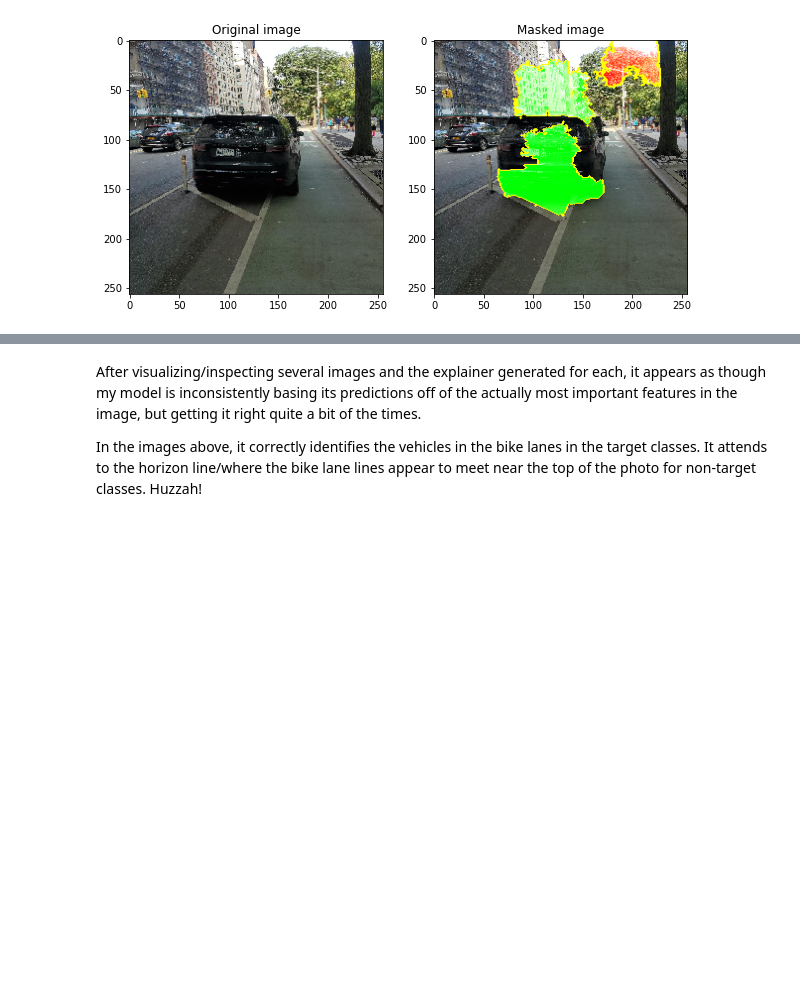
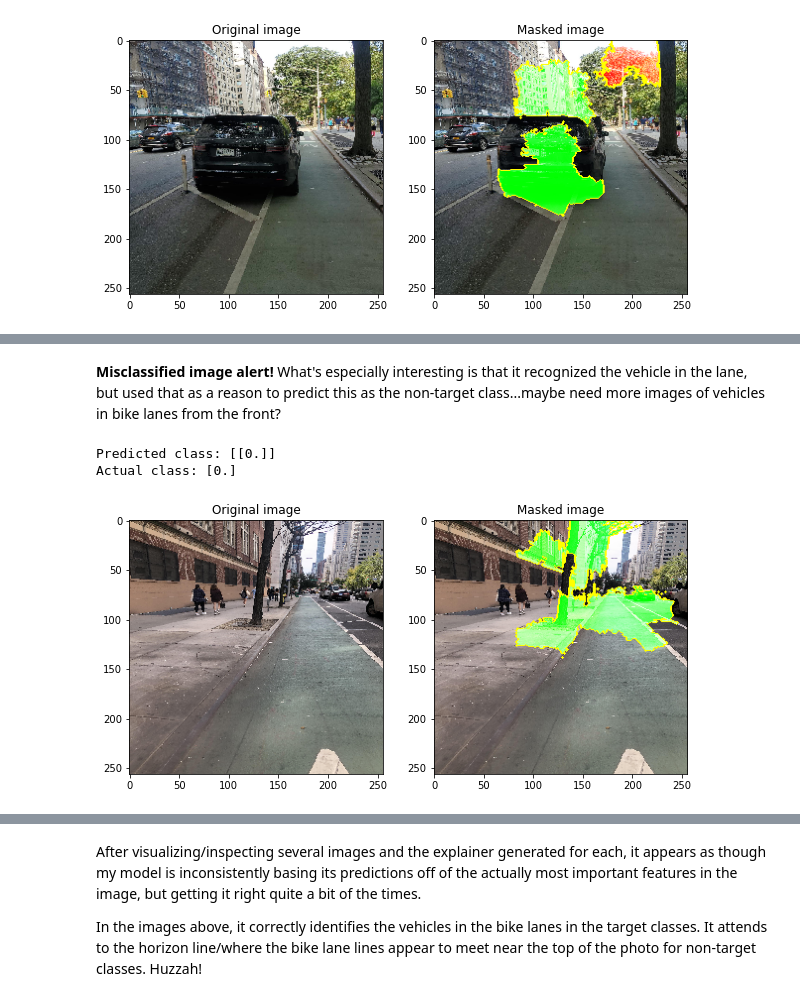
Before and after one commit to jmarkowi/NYC_bike_lanes, a Jupyter notebook: Lime.ipynb, the cells around one changed output, grey strips where cells are left out. Saved outputs shown, nothing was run; the diff lists cells and outputs as text; code cells hidden in the pictures; blank space fills up the shorter version.

```diff
--- a/Lime.ipynb
+++ b/Lime.ipynb
@@ -109,0 +122,8 @@ plt.imshow(mark_boundaries(image, mask))
+# %% [markdown]
+**Misclassified image alert!** What's especially interesting is that it recognized the vehicle in the lane, but used that as a reason to predict this as the non-target class...maybe need more images of vehicles in bike lanes from the front?
+# %%
+show_explanation(img_gen, model)
+# %% [output]
+Predicted class: [[0.]]
+Actual class: [0.]
+[figure, added]
```
Also changed, not shown: parts of 14 cells of this notebook, 2 other files.
